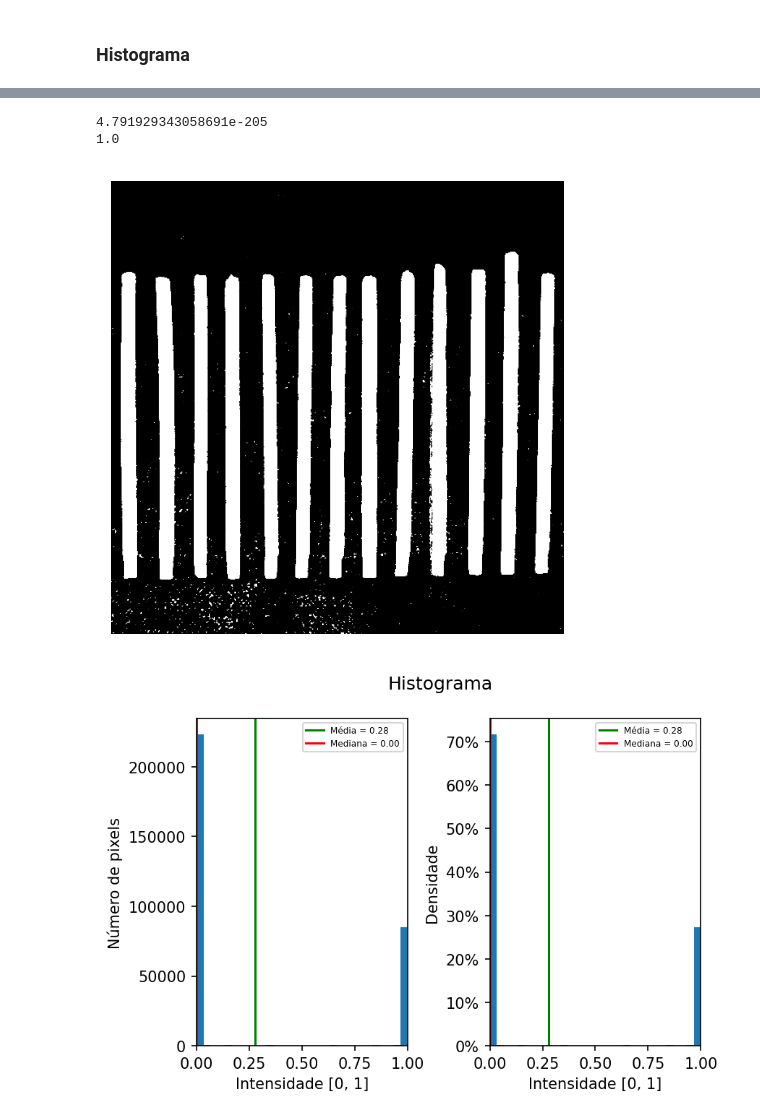
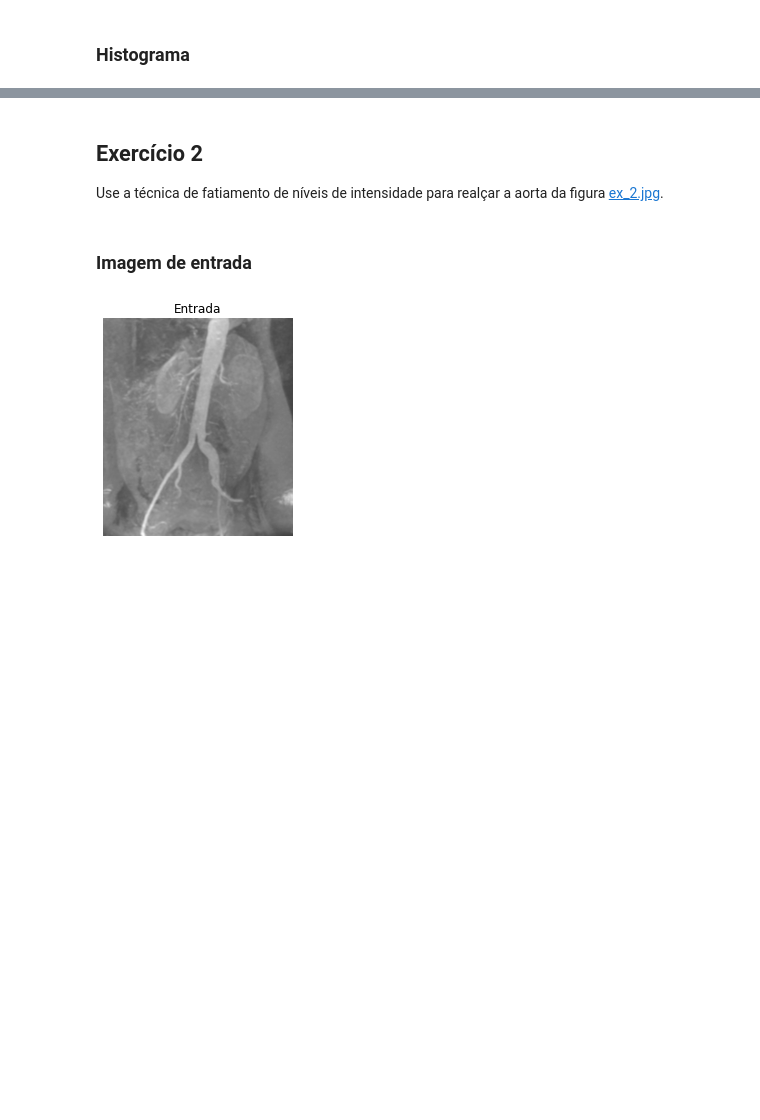
Before and after one commit to gabrielcbenedito/pdi, a Jupyter notebook: lista_1.ipynb, the cells around one changed output, grey strips where cells are left out. Saved outputs shown, nothing was run; the diff lists cells and outputs as text; code cells hidden in the pictures; blank space fills up the shorter version.

```diff
--- a/lista_1.ipynb
+++ b/lista_1.ipynb
@@ -93,11 +93,0 @@ sig_func = np.vectorize(sig)
-# %%
-img_int_t = sig_func(img, 100)
-print(np.min(img_int_t))
-print(np.max(img_int_t))
-plot_gray_img(img_int_t)
-plot_hist(img_int_t)
-# %% [output]
-4.791929343058691e-205
-1.0
-[figure, removed]
-[figure, removed]
@@ -103,0 +97,18 @@ plot_hist(img_int_t)
+# %% [markdown]
+## Exercício 2
+
+Use a técnica de fatiamento de níveis de intensidade para realçar a aorta da figura [ex_2.jpg](img/ex_2.jpg).
+# %% [markdown]
+### Imagem de entrada
+# %%
+# open image
+img = image.imread('./img/ex_2.jpg')
+
+# transforms
+# normalization
+img = img / 255
+
+# plot
+plot_img(img, 'Entrada')
+# %% [output]
+[figure, added]
```
Also changed, not shown: parts of 30 cells of this notebook, 14 other files.
